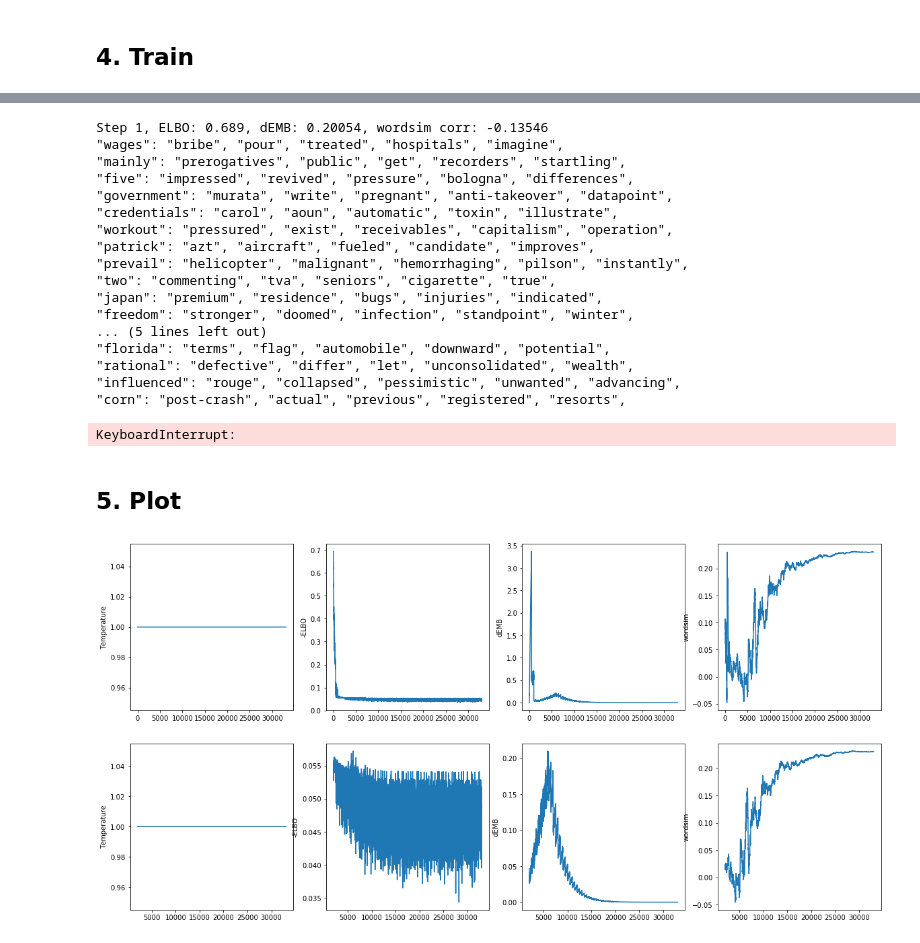
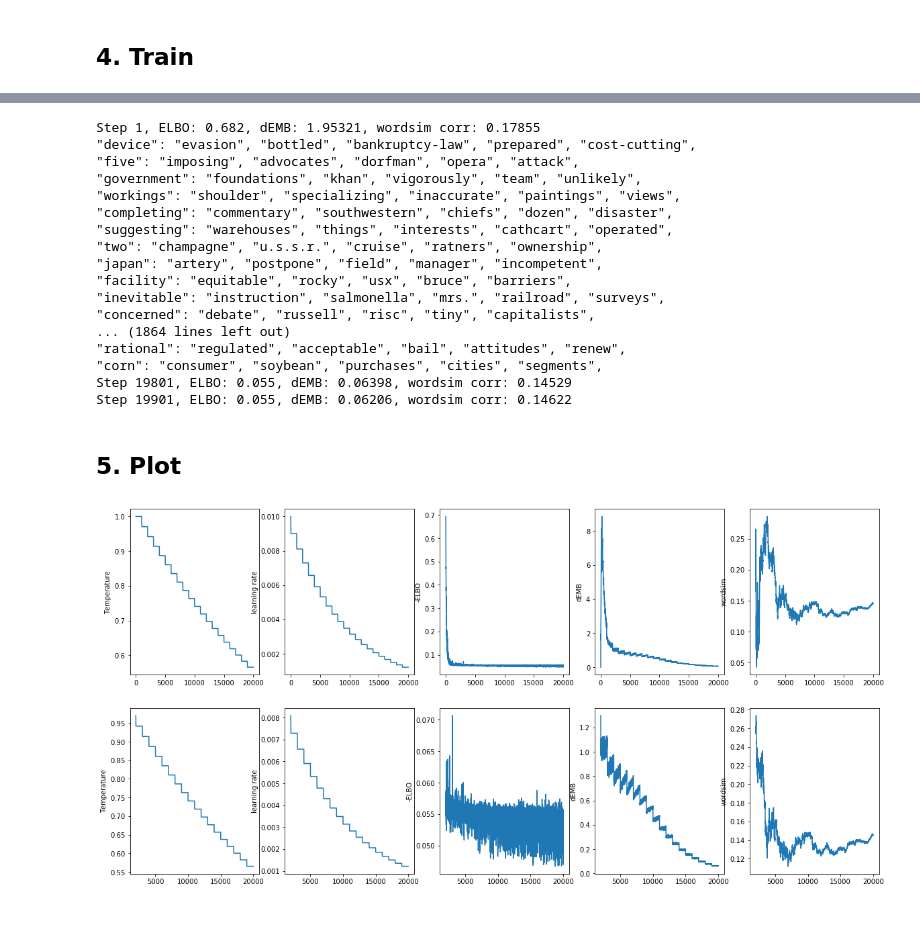
Before and after one commit to jzbjyb/gumbel-softmax, a Jupyter notebook: word2vec_VAE.ipynb, the cells around one changed output, grey strips where cells are left out. Cells and saved outputs as stored; diff of their text form; code cells hidden in the pictures.

```diff
--- a/word2vec_VAE.ipynb
+++ b/word2vec_VAE.ipynb
@@ -356,8 +365,7 @@ else:
 # %%
 loss = tf.reduce_mean(-elbo)
 lr = tf.constant(0.001)
-train_op = tf.train.AdamOptimizer(learning_rate=lr).minimize(
-    loss, var_list=slim.get_model_variables())
+train_op = tf.train.AdamOptimizer(learning_rate=lr).minimize(loss)
 # %% [markdown]
 model 2: w2v VAE
 # %%
@@ -507,15 +516,13 @@ dat = []
 #sess = tf.InteractiveSession(config=tf.ConfigProto(allow_soft_placement=True, log_device_placement=True))
 sess = tf.InteractiveSession(config=tf.ConfigProto(log_device_placement=True))
 sess.run(init_op)
-np_emb_last = None #np.zeros((vocab.size(), N_EMB))
+np_emb_last = None
 for i in range(NUM_ITERS):
     perm = np.random.permutation(vocab.size())
     batch_num = math.ceil(vocab.size() / BATCH_SIZE)
     for b in range(batch_num):
         tb = perm[b*BATCH_SIZE:(b+1)*BATCH_SIZE]
         np_x_ind = tb
-        np_x_onehot = np.zeros((len(tb), vocab.size()))
-        np_x_onehot[np.arange(len(tb)), tb] = 1
         np_x = matrix[tb].toarray()
         np_x_svd = matrix_svd[tb]
         if BINARY and WMF:
@@ -528,6 +535,7 @@ for i in range(NUM_ITERS):
         if USE_MODEL == 1:
             _, np_loss, hv = sess.run([train_op, loss, y], {
                 x: np_x,
+                x_ind: np_x_ind,
                 x_svd: np_x_svd,
                 x_weight: np_x_weight,
                 tau: np_tau,
@@ -535,7 +543,18 @@ for i in range(NUM_ITERS):
             })
             if BINARY and WMF:
                 np_loss = np_loss * BATCH_SIZE / np.sum(np_x_weight)
-            dat.append([i * batch_num + b, np_tau, np_loss])
+            np_emb = logit_emb.eval(sess)
+            if np_emb_last == None:
+                np_emb_last = np_emb
+            emb_change = np.sum(np.square(np_emb_last - np_emb))
+            np_emb_last = np_emb
+            # wordsim
+            np_norm_emb = sess.run(normalized_logit_emb)
+            nsims = [-dist.cosine(np_norm_emb[vocab.encode(p[0])], np_norm_emb[vocab.encode(p[1])])
+                     for p in wordsim]
+            corr = stats.spearmanr(nsims, [p[2] for p in wordsim]).correlation
+            dat.append([i * batch_num + b, np_tau, np_lr, np_loss, emb_change, corr])
+            #dat.append([i * batch_num + b, np_tau, np_loss])
         elif USE_MODEL == 2 or USE_MODEL == 3 or USE_MODEL == 4:
             if USE_MODEL == 2:
                 _, np_loss = sess.run([train_op2, loss2], {
@@ -557,7 +576,6 @@ for i in range(NUM_ITERS):
                 if BINARY and WMF:
                     np_loss = np_loss * BATCH_SIZE / np.sum(np_x_weight)
             elif USE_MODEL == 4:
-                #print(np.sum(co_matrix_sum[tb]))
                 _, np_loss, np_neg_unique_sample, np_neg_unique_sample_count = \
                 sess.run([train_op4, loss4, neg_unique_sample, neg_unique_sample_count], {
                     x_ind: np_x_ind,
@@ -580,16 +598,17 @@ for i in range(NUM_ITERS):
             nsims = [-dist.cosine(np_norm_emb[vocab.encode(p[0])], np_norm_emb[vocab.encode(p[1])])
                      for p in wordsim]
             corr = stats.spearmanr(nsims, [p[2] for p in wordsim]).correlation
-            dat.append([i * batch_num + b, np_tau, np_loss, emb_change, corr])
+            dat.append([i * batch_num + b, np_tau, np_lr, np_loss, emb_change, corr])
             # model 4 neg sample track
             #print(len(np_neg_unique_sample), np.sum(co_matrix_sum[tb] != 0), np.sum(np_neg_unique_sample_count), np.sum(co_matrix_sum[tb]) * NS / NS_FRAC)
             #rsp = np.random.permutation(len(np_neg_unique_sample))[:20]
             #print(np_neg_unique_sample[rsp], np_neg_unique_sample_count[rsp])
-        if (i * batch_num + b) % 500 == 1:
+        if (i * batch_num + b) % 1000 == 1:
+            np_tau = np.maximum(tau0*np.exp(-ANNEAL_RATE*(i * batch_num + b)), MIN_TEMP)
             np_lr *= 0.9
         if (i * batch_num + b) % 100 == 1:
             print('Step %d, ELBO: %0.3f, dEMB: %0.5f, wordsim corr: %0.5f' % (i * batch_num + b, np_loss, emb_change, corr))
-        if (i * batch_num + b) % 250 == 1:
+        if (USE_MODEL == 2 or USE_MODEL == 3 or USE_MODEL == 4) and (i * batch_num + b) % 250 == 1:
             siml_val = sess.run(siml, {
                 x_ind_valid: VALID_WORDS,
             })
@@ -601,22 +620,33 @@ for i in range(NUM_ITERS):
                     close_word = vocab.decode(nearest[tk])
                     log_str = '%s "%s",' % (log_str, close_word)
                 print(log_str)
+        if (USE_MODEL == 1) and (i * batch_num + b) % 250 == 1:
+            siml_val = sess.run(logit_siml, {
+                x_ind_valid: VALID_WORDS,
+            })
+            for w in range(len(VALID_WORDS)):
+                valid_word = vocab.decode(VALID_WORDS[w])
+                nearest = (-siml_val[w, :]).argsort()[1:VALID_TOPK+1]
+                log_str = '"%s":' % valid_word
+                for tk in range(VALID_TOPK):
+                    close_word = vocab.decode(nearest[tk])
+                    log_str = '%s "%s",' % (log_str, close_word)
+                print(log_str)
 # %% [output]
-Step 1, ELBO: 0.689, dEMB: 0.20054, wordsim corr: -0.13546
-"wages": "bribe", "pour", "treated", "hospitals", "imagine",
-"mainly": "prerogatives", "public", "get", "recorders", "startling",
-"five": "impressed", "revived", "pressure", "bologna", "differences",
-"government": "murata", "write", "pregnant", "anti-takeover", "datapoint",
-"credentials": "carol", "aoun", "automatic", "toxin", "illustrate",
-"workout": "pressured", "exist", "receivables", "capitalism", "operation",
-"patrick": "azt", "aircraft", "fueled", "candidate", "improves",
-"prevail": "helicopter", "malignant", "hemorrhaging", "pilson", "instantly",
-"two": "commenting", "tva", "seniors", "cigarette", "true",
-"japan": "premium", "residence", "bugs", "injuries", "indicated",
-"freedom": "stronger", "doomed", "infection", "standpoint", "winter",
-... (5 lines left out)
-"florida": "terms", "flag", "automobile", "downward", "potential",
-"rational": "defective", "differ", "let", "unconsolidated", "wealth",
-"influenced": "rouge", "collapsed", "pessimistic", "unwanted", "advancing",
-"corn": "post-crash", "actual", "previous", "registered", "resorts",
+Step 1, ELBO: 0.682, dEMB: 1.95321, wordsim corr: 0.17855
+"device": "evasion", "bottled", "bankruptcy-law", "prepared", "cost-cutting",
+"five": "imposing", "advocates", "dorfman", "opera", "attack",
+"government": "foundations", "khan", "vigorously", "team", "unlikely",
+"workings": "shoulder", "specializing", "inaccurate", "paintings", "views",
+"completing": "commentary", "southwestern", "chiefs", "dozen", "disaster",
+"suggesting": "warehouses", "things", "interests", "cathcart", "operated",
+"two": "champagne", "u.s.s.r.", "cruise", "ratners", "ownership",
+"japan": "artery", "postpone", "field", "manager", "incompetent",
+"facility": "equitable", "rocky", "usx", "bruce", "barriers",
+"inevitable": "instruction", "salmonella", "mrs.", "railroad", "surveys",
+"concerned": "debate", "russell", "risc", "tiny", "capitalists",
+... (1864 lines left out)
+"rational": "regulated", "acceptable", "bail", "attitudes", "renew",
+"corn": "consumer", "soybean", "purchases", "cities", "segments",
+Step 19801, ELBO: 0.055, dEMB: 0.06398, wordsim corr: 0.14529
+Step 19901, ELBO: 0.055, dEMB: 0.06206, wordsim corr: 0.14622
-KeyboardInterrupt:
@@ -627,13 +655,13 @@ sorted([(k, finder.ngram_fd[k]) for k in finder.ngram_fd if 'japan' in k], key=l
 # %%
 np_dat = np.array(dat).T
 f, axarr = plt.subplots(2, (np_dat.shape[0]-1))
 f.set_size_inches((20,10))
-ylabels = ['Temperature', '-ELBO', 'dEMB', 'wordsim']
+ylabels = ['Temperature', 'learning rate', '-ELBO', 'dEMB', 'wordsim']
 for i in range(np_dat.shape[0] - 1):
     axarr[0][i].plot(np_dat[0], np_dat[i+1])
     axarr[0][i].set_ylabel(ylabels[i])
 for i in range(np_dat.shape[0] - 1):
     axarr[1][i].plot(np_dat[0, 2000:], np_dat[i+1, 2000:])
     axarr[1][i].set_ylabel(ylabels[i])
 # %% [output]
-[figure, old version]
+[figure, new version]
```
Also changed, not shown: parts of 16 cells of this notebook, 2 other files.
